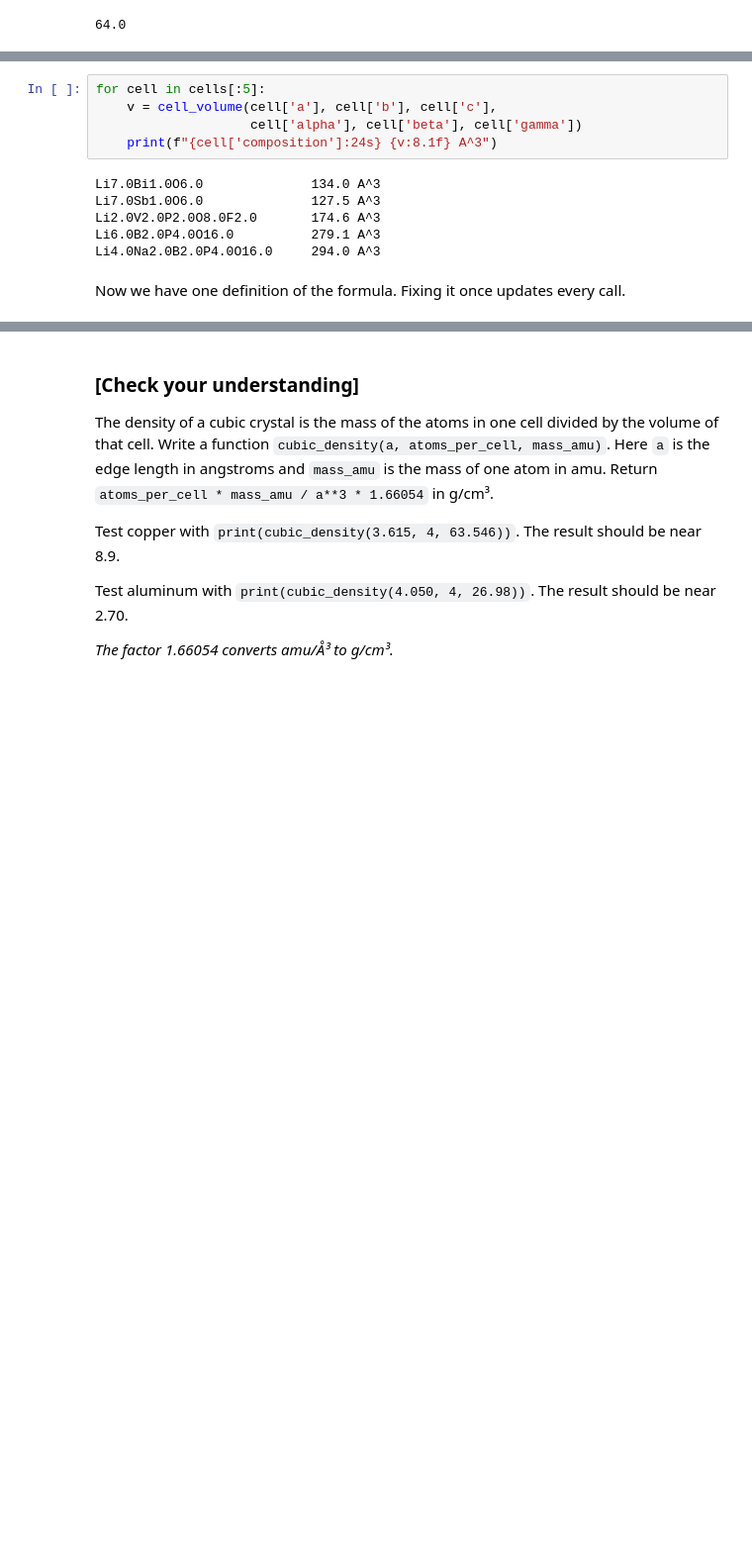
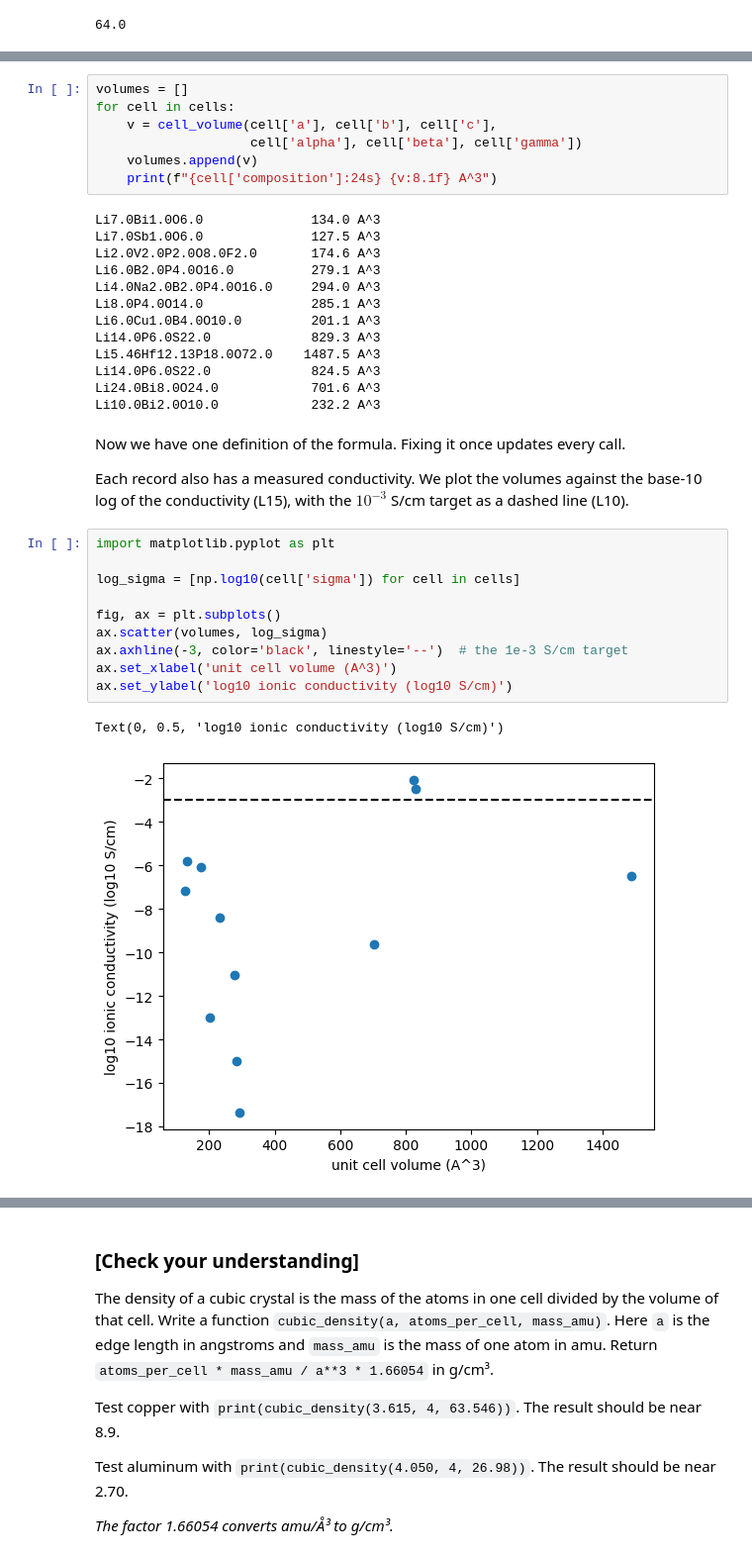
Before and after one commit to wfreinhart/matse219, a Jupyter notebook: notebooks/Lecture17.ipynb, the cells around one changed output, grey strips where cells are left out. Shown at 99% size. Saved outputs shown, nothing was run; the diff lists cells and outputs as text; blank space fills up the shorter version.

```diff
--- a/notebooks/Lecture17.ipynb
+++ b/notebooks/Lecture17.ipynb
@@ -274,7 +275,9 @@ The loop applies the function to the first five records.
 # %%
-for cell in cells[:5]:
+volumes = []
+for cell in cells:
     v = cell_volume(cell['a'], cell['b'], cell['c'],
                     cell['alpha'], cell['beta'], cell['gamma'])
+    volumes.append(v)
     print(f"{cell['composition']:24s} {v:8.1f} A^3")
 # %% [output]
 Li7.0Bi1.0O6.0              134.0 A^3
@@ -282,6 +285,29 @@ Li7.0Sb1.0O6.0              127.5 A^3
 Li2.0V2.0P2.0O8.0F2.0       174.6 A^3
 Li6.0B2.0P4.0O16.0          279.1 A^3
 Li4.0Na2.0B2.0P4.0O16.0     294.0 A^3
+Li8.0P4.0O14.0              285.1 A^3
+Li6.0Cu1.0B4.0O10.0         201.1 A^3
+Li14.0P6.0S22.0             829.3 A^3
+Li5.46Hf12.13P18.0O72.0    1487.5 A^3
+Li14.0P6.0S22.0             824.5 A^3
+Li24.0Bi8.0O24.0            701.6 A^3
+Li10.0Bi2.0O10.0            232.2 A^3
 # %% [markdown]
 Now we have one definition of the formula.
 Fixing it once updates every call.
+
+Each record also has a measured conductivity.
+We plot the volumes against the base-10 log of the conductivity (L15), with the $10^{-3}$ S/cm target as a dashed line (L10).
+# %%
+import matplotlib.pyplot as plt
+
+log_sigma = [np.log10(cell['sigma']) for cell in cells]
+
+fig, ax = plt.subplots()
+ax.scatter(volumes, log_sigma)
+ax.axhline(-3, color='black', linestyle='--')  # the 1e-3 S/cm target
+ax.set_xlabel('unit cell volume (A^3)')
+ax.set_ylabel('log10 ionic conductivity (log10 S/cm)')
+# %% [output]
+Text(0, 0.5, 'log10 ionic conductivity (log10 S/cm)')
+[figure, added]
```
Also changed, not shown: parts of 12 cells of this notebook.
